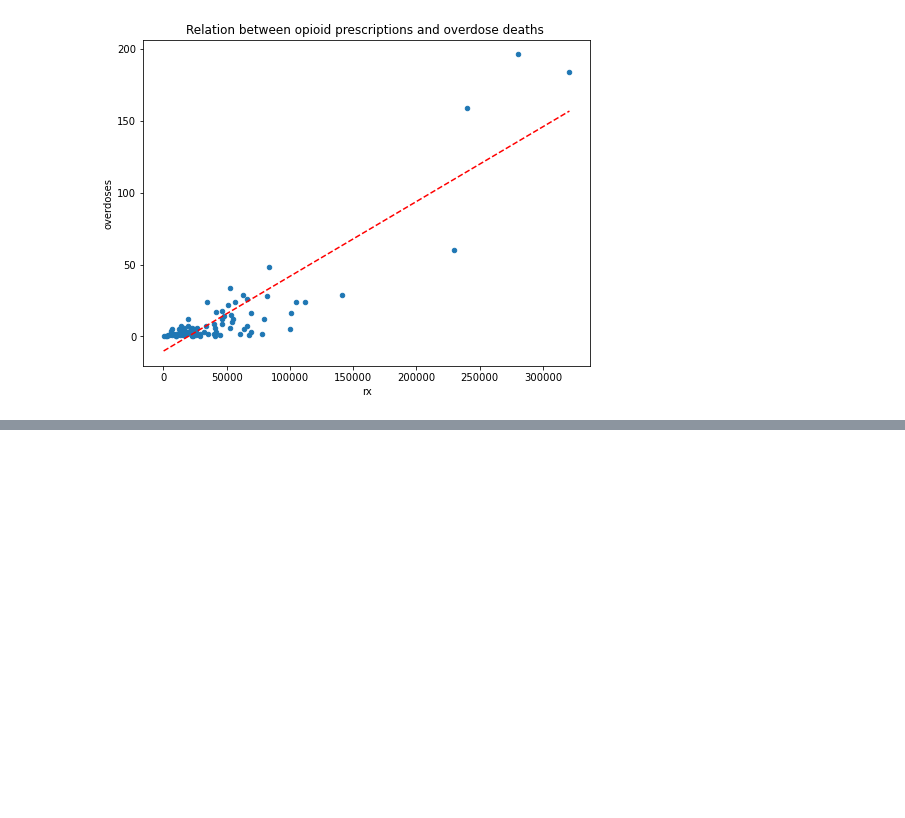
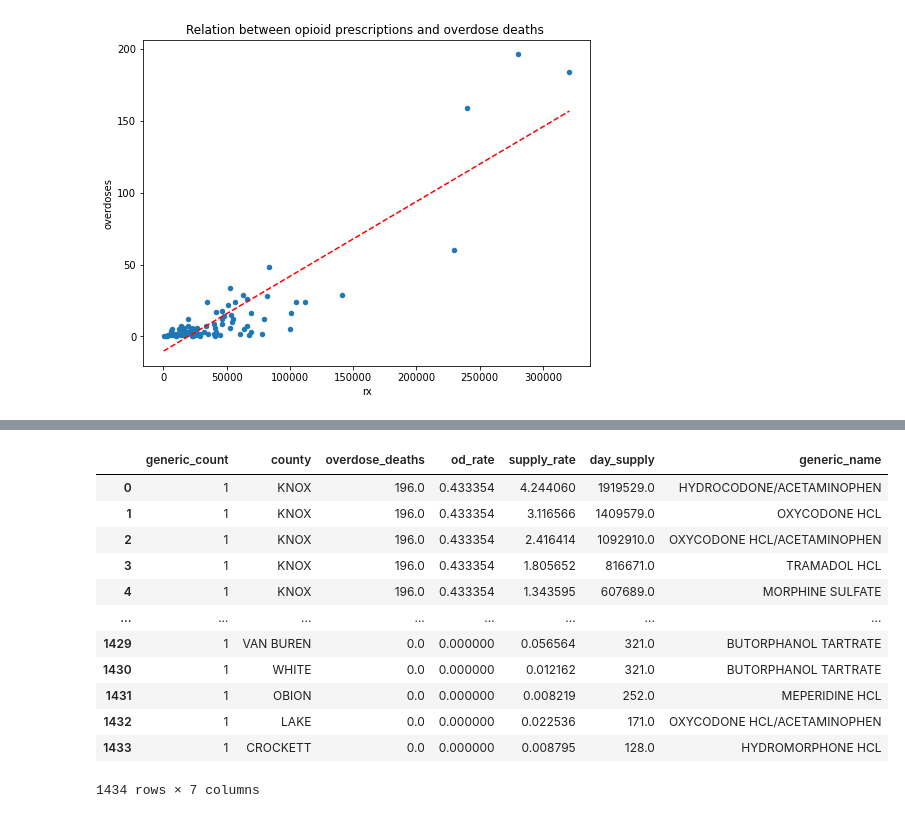
Before and after one commit to knturi/sql_rx_project-dankedpat-nationals, a Jupyter notebook: rx_project_pd.ipynb, the cells around one changed output, grey strips where cells are left out. Cells and saved outputs as stored; diff of their text form; code cells hidden in the pictures; blank space fills up the shorter version.

```diff
--- a/rx_project_pd.ipynb
+++ b/rx_project_pd.ipynb
@@ -270,0 +349,52 @@ ModuleNotFoundError: No module named 'plotly'
+# %%
+#5.
+Q5 = '''
+
+WITH name_count AS (SELECT
+drug_name, npi, fipscounty, population, overdose_deaths, year, county,
+       state, zip, tot_ratio, nppes_provider_city, nppes_provider_zip5,
+       nppes_provider_zip4, total_claim_count,
+       total_30_day_fill_count, total_day_supply, generic_name, opioid_drug_flag
+
+FROM overdose_deaths
+INNER JOIN fips_county
+USING (fipscounty)
+JOIN zip_fips AS z
+USING (fipscounty)
+JOIN prescriber AS p
+ON z.zip = p.nppes_provider_zip5
+JOIN prescription AS p2
+USING (npi)
+JOIN drug AS d
+USING (drug_name)
+JOIN population AS pop
+USING (fipscounty)
+WHERE state = 'TN' AND year = 2017 AND opioid_drug_flag = 'Y')
+
+SELECT COUNT(DISTINCT generic_name) AS generic_count, county, overdose_deaths,
+overdose_deaths / population * 1000 AS od_rate,
+SUM(total_day_supply)/population AS supply_rate,
+SUM(total_day_supply) AS day_supply, generic_name
+FROM name_count
+GROUP BY county, overdose_deaths, generic_name, population
+ORDER BY overdose_deaths DESC, day_supply DESC;
+'''
+
+resultQ5 = engine.execute(Q5)
+# %%
+Q5 = pd.read_sql(Q5, con = engine)
+Q5
+# %% [output]
+|  | generic_count | county | overdose_deaths | od_rate | supply_rate | day_supply | generic_name |
+| 0 | 1 | KNOX | 196.0 | 0.433354 | 4.244060 | 1919529.0 | HYDROCODONE/ACETAMINOPHEN |
+| 1 | 1 | KNOX | 196.0 | 0.433354 | 3.116566 | 1409579.0 | OXYCODONE HCL |
+| 2 | 1 | KNOX | 196.0 | 0.433354 | 2.416414 | 1092910.0 | OXYCODONE HCL/ACETAMINOPHEN |
+| 3 | 1 | KNOX | 196.0 | 0.433354 | 1.805652 | 816671.0 | TRAMADOL HCL |
+| 4 | 1 | KNOX | 196.0 | 0.433354 | 1.343595 | 607689.0 | MORPHINE SULFATE |
+| ... | ... | ... | ... | ... | ... | ... | ... |
+| 1429 | 1 | VAN BUREN | 0.0 | 0.000000 | 0.056564 | 321.0 | BUTORPHANOL TARTRATE |
+| 1430 | 1 | WHITE | 0.0 | 0.000000 | 0.012162 | 321.0 | BUTORPHANOL TARTRATE |
+| 1431 | 1 | OBION | 0.0 | 0.000000 | 0.008219 | 252.0 | MEPERIDINE HCL |
+| 1432 | 1 | LAKE | 0.0 | 0.000000 | 0.022536 | 171.0 | OXYCODONE HCL/ACETAMINOPHEN |
+| 1433 | 1 | CROCKETT | 0.0 | 0.000000 | 0.008795 | 128.0 | HYDROMORPHONE HCL |
+1434 rows × 7 columns
```
Also changed, not shown: parts of 28 cells of this notebook.
